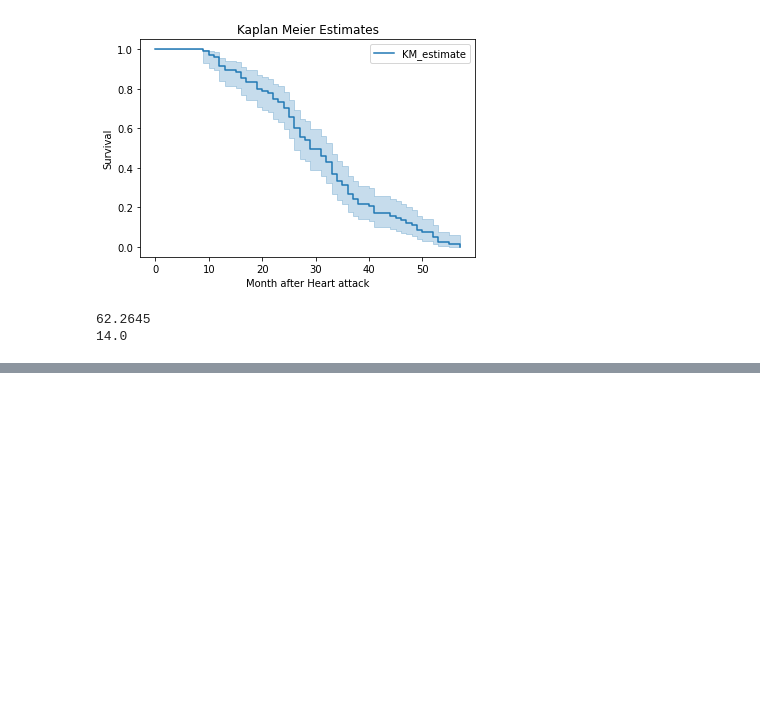
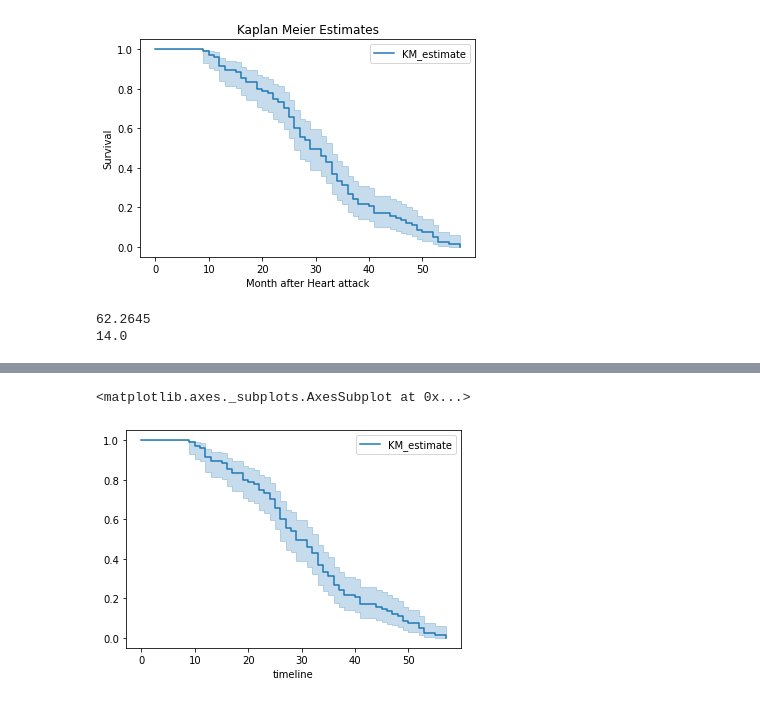
Before and after one commit to vettrivikas/Survival_Analysis, a Jupyter notebook: Survival_analysis using heart_attack _dataset.ipynb, the cells around one changed output, grey strips where cells are left out. Cells and saved outputs as stored; diff of their text form; code cells hidden in the pictures; blank space fills up the shorter version.

```diff
--- a/Survival_analysis using heart_attack _dataset.ipynb
+++ b/Survival_analysis using heart_attack _dataset.ipynb
@@ -148,0 +169,7 @@ print(statistics.median(df['wallmotion-score']))
+# %%
+kmf.survival_function_
+kmf.cumulative_density_
+kmf.plot_survival_function()
+# %% [output]
+<matplotlib.axes._subplots.AxesSubplot at 0x...>
+[figure, added]
```
Also changed, not shown: parts of 10 cells of this notebook.
